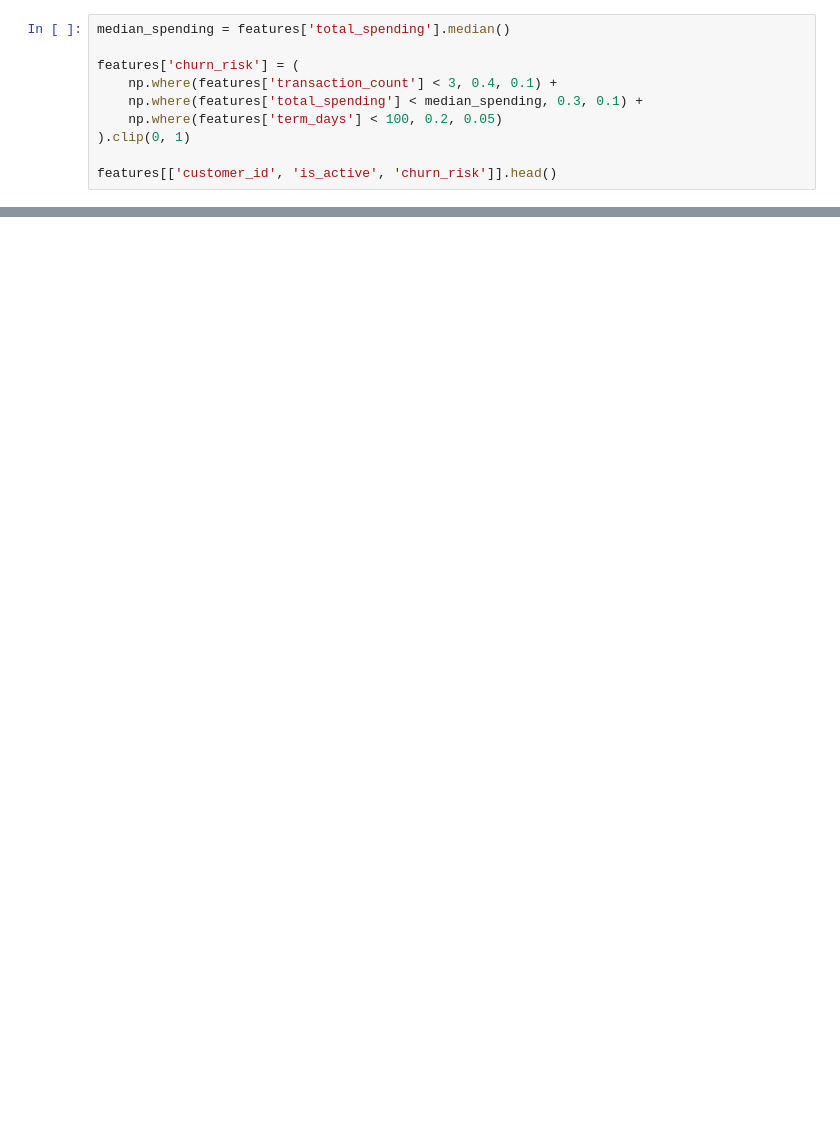
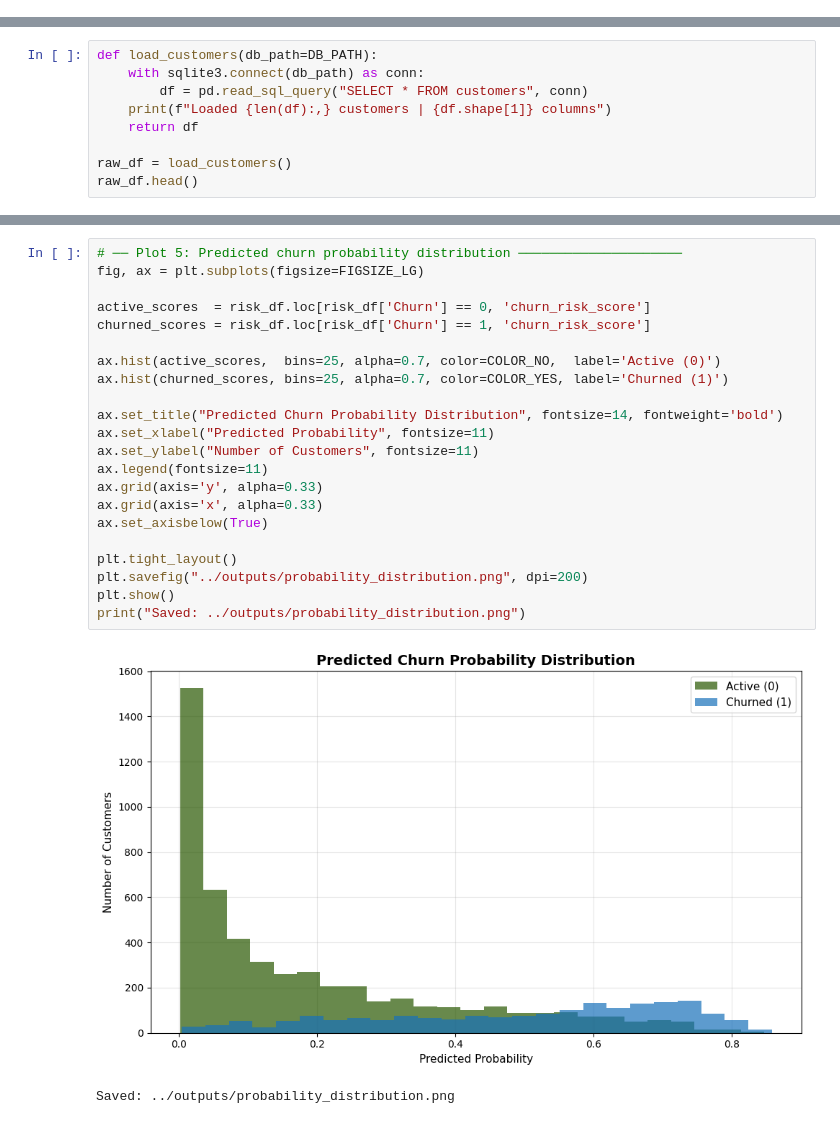
Before and after one commit to rpolishchuk3/Customer-Behavior-Churn-Risk-Analysis, a Jupyter notebook: notebooks/customer_churn_analysis.ipynb, the cells around one changed output, grey strips where cells are left out. Saved outputs shown, nothing was run; the diff lists cells and outputs as text; blank space fills up the shorter version.

```diff
--- a/notebooks/customer_churn_analysis.ipynb
+++ b/notebooks/customer_churn_analysis.ipynb
@@ -243,10 +0,0 @@ A simple rule-based churn risk score is calculated instead of using complex mach
-# %%
-median_spending = features['total_spending'].median()
-
-features['churn_risk'] = (
-    np.where(features['transaction_count'] < 3, 0.4, 0.1) +
-    np.where(features['total_spending'] < median_spending, 0.3, 0.1) +
-    np.where(features['term_days'] < 100, 0.2, 0.05)
-).clip(0, 1)
-
-features[['customer_id', 'is_active', 'churn_risk']].head()
@@ -364,0 +208,9 @@ This project demonstrates:
+# %%
+def load_customers(db_path=DB_PATH):
+    with sqlite3.connect(db_path) as conn:
+        df = pd.read_sql_query("SELECT * FROM customers", conn)
+    print(f"Loaded {len(df):,} customers | {df.shape[1]} columns")
+    return df
+
+raw_df = load_customers()
+raw_df.head()
@@ -364,0 +499,25 @@ This project demonstrates:
+# %%
+# ── Plot 5: Predicted churn probability distribution ─────────────────────
+fig, ax = plt.subplots(figsize=FIGSIZE_LG)
+
+active_scores  = risk_df.loc[risk_df['Churn'] == 0, 'churn_risk_score']
+churned_scores = risk_df.loc[risk_df['Churn'] == 1, 'churn_risk_score']
+
+ax.hist(active_scores,  bins=25, alpha=0.7, color=COLOR_NO,  label='Active (0)')
+ax.hist(churned_scores, bins=25, alpha=0.7, color=COLOR_YES, label='Churned (1)')
+
+ax.set_title("Predicted Churn Probability Distribution", fontsize=14, fontweight='bold')
+ax.set_xlabel("Predicted Probability", fontsize=11)
+ax.set_ylabel("Number of Customers", fontsize=11)
+ax.legend(fontsize=11)
+ax.grid(axis='y', alpha=0.33)
+ax.grid(axis='x', alpha=0.33)
+ax.set_axisbelow(True)
+
+plt.tight_layout()
+plt.savefig("../outputs/probability_distribution.png", dpi=200)
+plt.show()
+print("Saved: ../outputs/probability_distribution.png")
+# %% [output]
+[figure, added]
+Saved: ../outputs/probability_distribution.png
```
Also changed, not shown: parts of 42 cells of this notebook, 22 other files.
